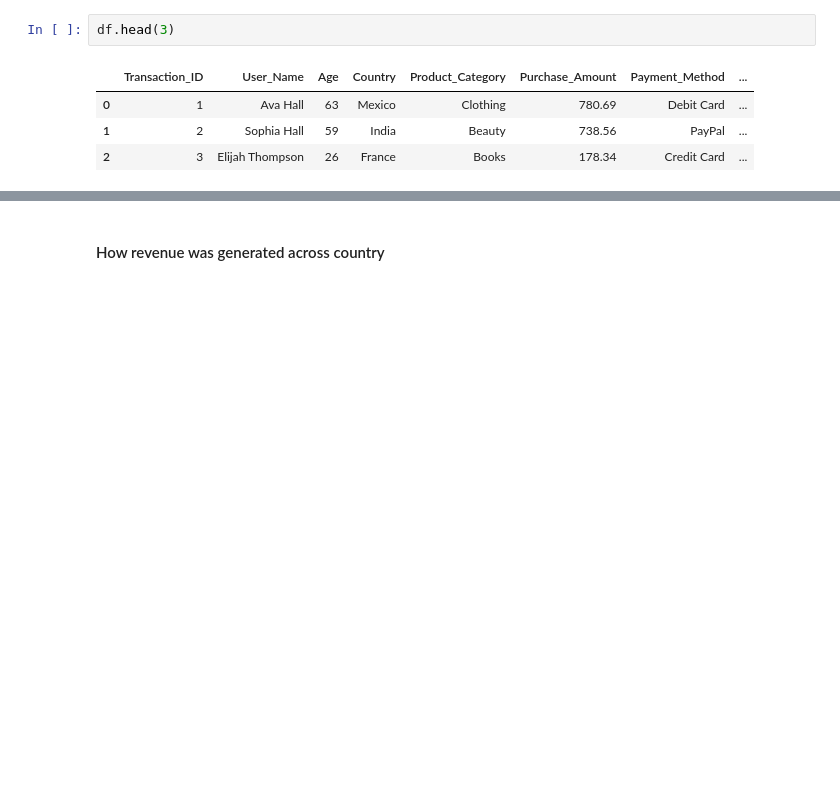
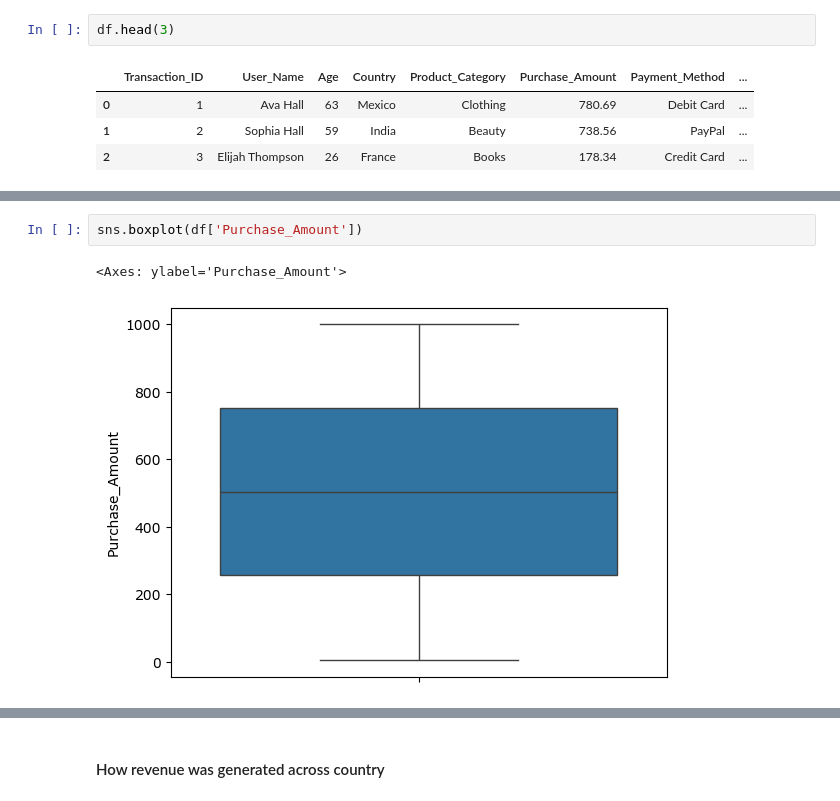
Before and after one commit to Chi-Matty/Customer-Value-Segmentation-Revenue-Behaviour-Analysis-for-E-Commerce-Growth, a Jupyter notebook: ecommerce_transactionssxlsx.ipynb, the cells around one changed output, grey strips where cells are left out. Drawn from its saved outputs; the diff is of its cells as text; blank space fills up the shorter version.

```diff
--- a/ecommerce_transactionssxlsx.ipynb
+++ b/ecommerce_transactionssxlsx.ipynb
@@ -17,0 +30,5 @@ df.head(3)
+# %%
+sns.boxplot(df['Purchase_Amount'])
+# %% [output]
+<Axes: ylabel='Purchase_Amount'>
+[figure, added]
```
Also changed, not shown: parts of 24 cells of this notebook.
